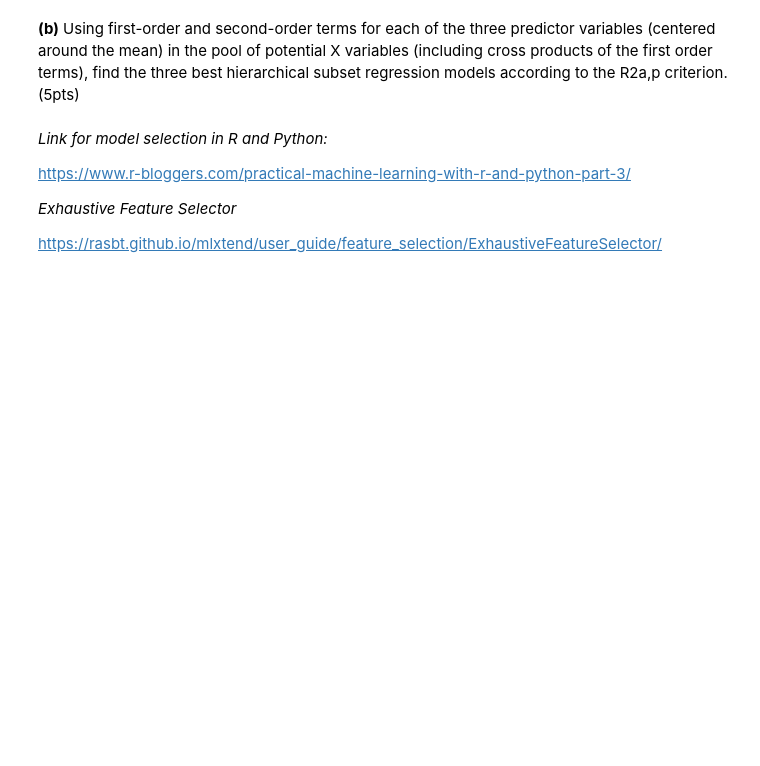
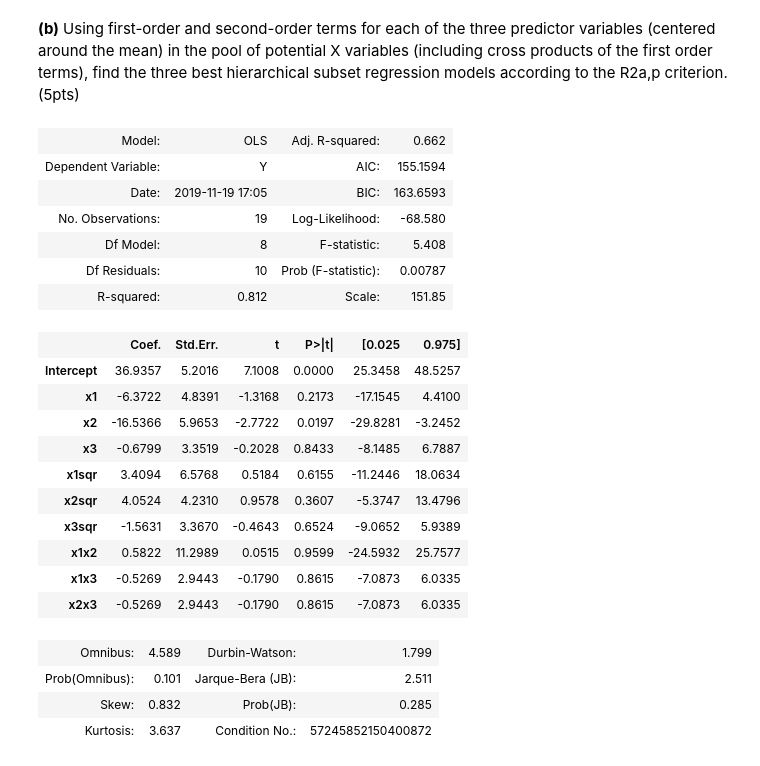
Before and after one commit to srk-apts/CS-E-106, a Jupyter notebook: Homework/HW7/hw7_python.ipynb, the cells around one changed output. Cells and saved outputs as stored; diff of their text form; code cells hidden in the pictures; blank space fills up the shorter version.

```diff
--- a/Homework/HW7/hw7_python.ipynb
+++ b/Homework/HW7/hw7_python.ipynb
@@ -344,14 +367,6 @@ anova_lm(lm_lung_3a)
 We see that the p-value for X2 and X3 show a good linear relation with Y, as they add a significant amount of SSR (based on ANOVA above and looking at the respective p-values). But X3 does not appear to add a significant value to the model when X1 and X2 are already present.
 # %% [markdown]
 **(b)** Using first-order and second-order terms for each of the three predictor variables (centered around the mean) in the pool of potential X variables (including cross products of the first order terms), find the three best hierarchical subset regression models according to the R2a,p criterion. (5pts)
-# %% [markdown]
-*Link for model selection in R and Python:*
-
-https://www.r-bloggers.com/practical-machine-learning-with-r-and-python-part-3/
-
-*Exhaustive Feature Selector*
-
-https://rasbt.github.io/mlxtend/user_guide/feature_selection/ExhaustiveFeatureSelector/
 # %%
 df_3 = lung_data
 
@@ -371,17 +386,28 @@ df_3["x1x3"] = df_3["x1"]*df_3["x3"]
 df_3["x2x3"] = df_3["x1"]*df_3["x3"]
 # %%
 lm_lung_3b1 = ols("Y~x1+x2+x3+x1sqr+x2sqr+x3sqr+x1x2+x1x3+x2x3", data=df_3).fit()
-summary(lm_lung_3b1)
-lm_lung_3b2 = update(lm_lung_3b1,.~.-x1sqr)
-summary(lm_lung_3b2)
-lm_lung_3b3 = update(lm_lung_3b2,.~.-x2sqr)
-summary(lm_lung_3b3)
-lm_lung_3b4 = update(lm_lung_3b3,.~.-x1x3)
-summary(lm_lung_3b4)
-lm_lung_3b5 = update(lm_lung_3b4,.~.-x3sqr)
-summary(lm_lung_3b5)
-lm_lung_3b6 = update(lm_lung_3b5,.~.-x3)
-summary(lm_lung_3b6)
-lm_lung_3b7 = update(lm_lung_3b6,.~.-x2x3)
-summary(lm_lung_3b7)
+lm_lung_3b1.summary2()
+# %% [output]
+| Model: | OLS | Adj. R-squared: | 0.662 |
+| Dependent Variable: | Y | AIC: | 155.1594 |
+| Date: | 2019-11-19 17:05 | BIC: | 163.6593 |
+| No. Observations: | 19 | Log-Likelihood: | -68.580 |
+| Df Model: | 8 | F-statistic: | 5.408 |
+| Df Residuals: | 10 | Prob (F-statistic): | 0.00787 |
+| R-squared: | 0.812 | Scale: | 151.85 |
+|  | Coef. | Std.Err. | t | P>|t| | [0.025 | 0.975] |
+| Intercept | 36.9357 | 5.2016 | 7.1008 | 0.0000 | 25.3458 | 48.5257 |
+| x1 | -6.3722 | 4.8391 | -1.3168 | 0.2173 | -17.1545 | 4.4100 |
+| x2 | -16.5366 | 5.9653 | -2.7722 | 0.0197 | -29.8281 | -3.2452 |
+| x3 | -0.6799 | 3.3519 | -0.2028 | 0.8433 | -8.1485 | 6.7887 |
+| x1sqr | 3.4094 | 6.5768 | 0.5184 | 0.6155 | -11.2446 | 18.0634 |
+| x2sqr | 4.0524 | 4.2310 | 0.9578 | 0.3607 | -5.3747 | 13.4796 |
+| x3sqr | -1.5631 | 3.3670 | -0.4643 | 0.6524 | -9.0652 | 5.9389 |
+| x1x2 | 0.5822 | 11.2989 | 0.0515 | 0.9599 | -24.5932 | 25.7577 |
+| x1x3 | -0.5269 | 2.9443 | -0.1790 | 0.8615 | -7.0873 | 6.0335 |
+| x2x3 | -0.5269 | 2.9443 | -0.1790 | 0.8615 | -7.0873 | 6.0335 |
+| Omnibus: | 4.589 | Durbin-Watson: | 1.799 |
+| Prob(Omnibus): | 0.101 | Jarque-Bera (JB): | 2.511 |
+| Skew: | 0.832 | Prob(JB): | 0.285 |
+| Kurtosis: | 3.637 | Condition No.: | 57245852150400872 |
 # %%
```
Also changed, not shown: parts of 32 cells of this notebook.
